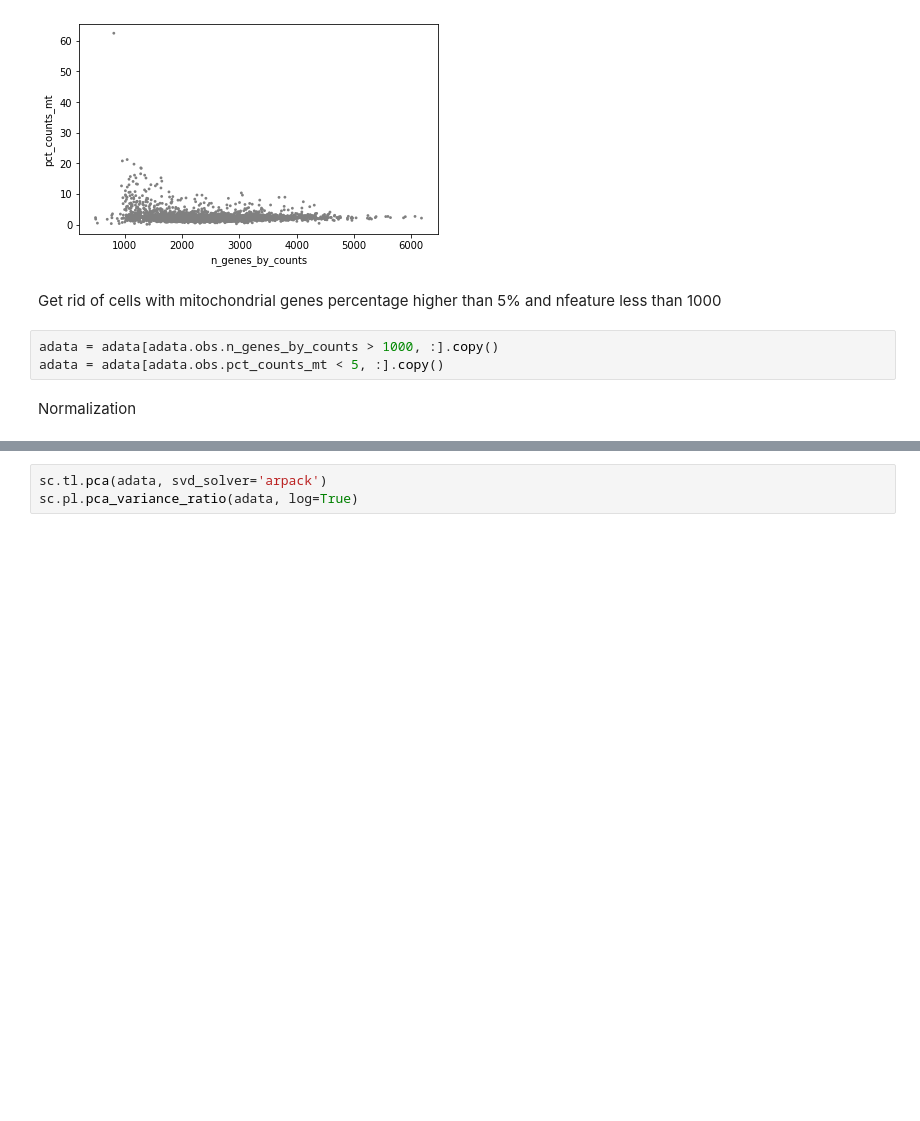
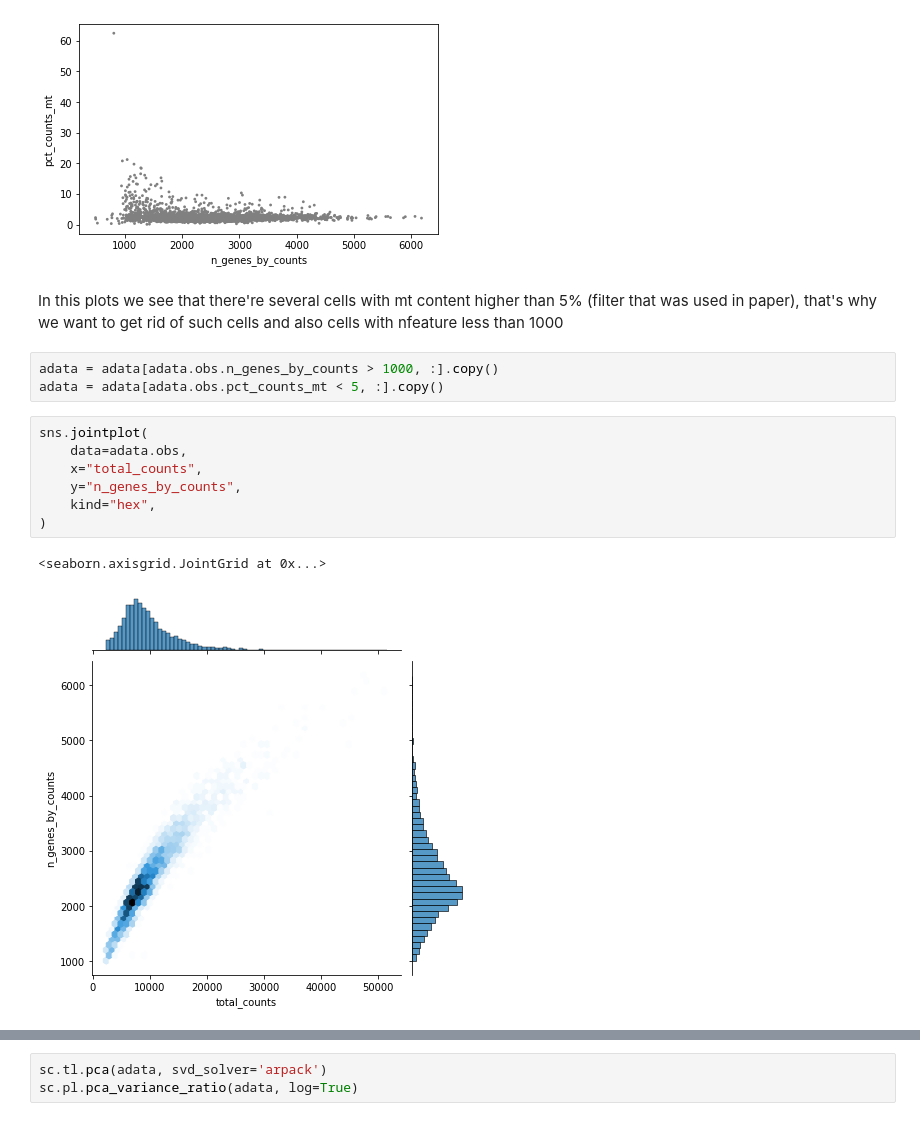
Before and after one commit to ArtemAmosov/sci_python, a Jupyter notebook: hw.ipynb, the cells around one changed output, grey strips where cells are left out. Drawn from its saved outputs; the diff is of its cells as text; blank space fills up the shorter version.

```diff
--- a/hw.ipynb
+++ b/hw.ipynb
@@ -30,10 +35,18 @@ sc.pl.scatter(adata, x='n_genes_by_counts', y='pct_counts_mt')
 [figure]
 [figure]
 [figure]
-# %% [markdown]
-Get rid of cells with mitochondrial genes percentage higher than 5% and nfeature less than 1000
+# %% [markdown]
+In this plots we see that there're several cells with mt content higher than 5% (filter that was used in paper), that's why we want to get rid of such cells and also cells with nfeature less than 1000
 # %%
 adata = adata[adata.obs.n_genes_by_counts > 1000, :].copy()
 adata = adata[adata.obs.pct_counts_mt < 5, :].copy()
-# %% [markdown]
-Normalization
+# %%
+sns.jointplot(
+    data=adata.obs,
+    x="total_counts",
+    y="n_genes_by_counts",
+    kind="hex",
+)
+# %% [output]
+<seaborn.axisgrid.JointGrid at 0x...>
+[figure, added]
```
Also changed, not shown: parts of 36 cells of this notebook.
